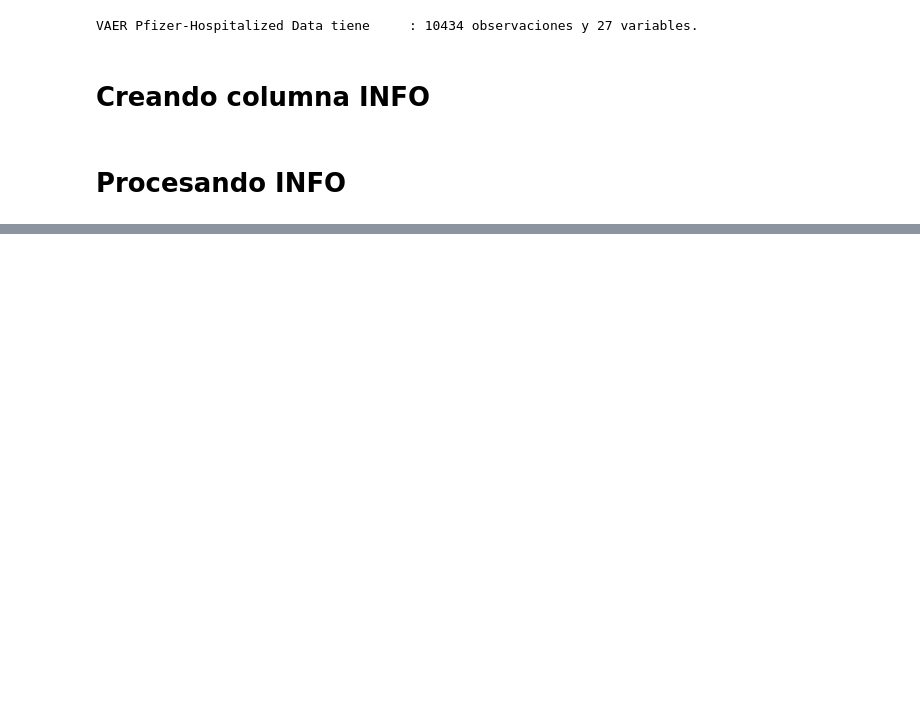
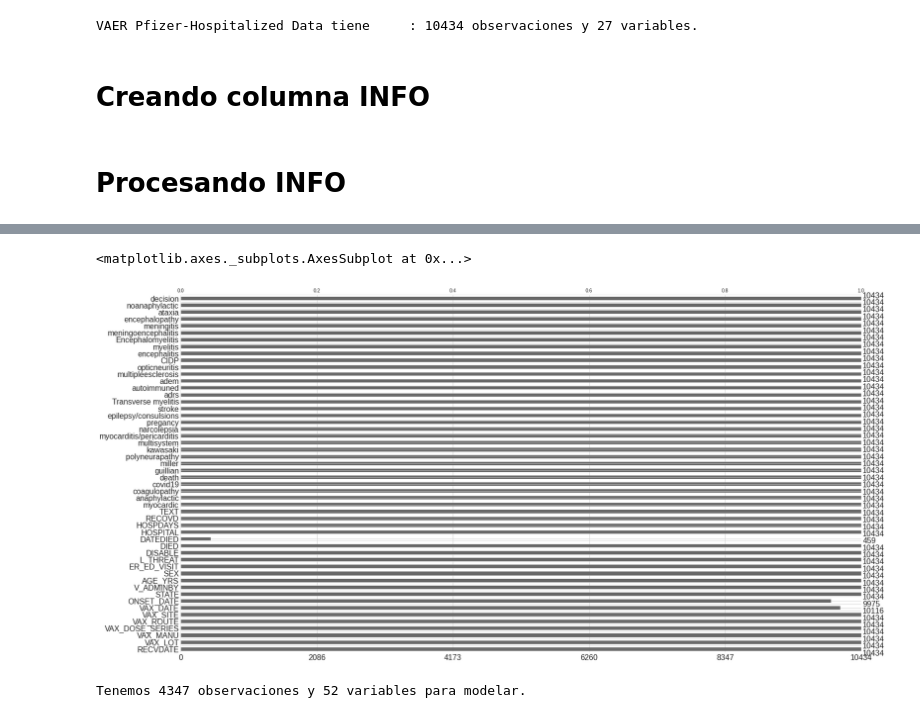
Before and after one commit to yodavo/IAI_vaccines, a Jupyter notebook: data_wrangling/NPL_vaccines.ipynb, the cells around one changed output, grey strips where cells are left out. Saved outputs shown, nothing was run; the diff lists cells and outputs as text; code cells hidden in the pictures; blank space fills up the shorter version.

```diff
--- a/data_wrangling/NPL_vaccines.ipynb
+++ b/data_wrangling/NPL_vaccines.ipynb
@@ -256 +224,12 @@ dataset.decision.value_counts()
 Name: decision, dtype: int64
+# %%
+import missingno as msno
+msno.bar(dataset)
+# %% [output]
+<matplotlib.axes._subplots.AxesSubplot at 0x...>
+[figure, added]
+# %%
+## Ultima revision
+print(f'Tenemos {dataset.loc[dataset["decision"] > 0].shape[0]} observaciones y {dataset.loc[dataset["decision"] > 0].shape[1]} variables para modelar.')
+# %% [output]
+Tenemos 4347 observaciones y 52 variables para modelar.
```
Also changed, not shown: parts of 22 cells of this notebook.
